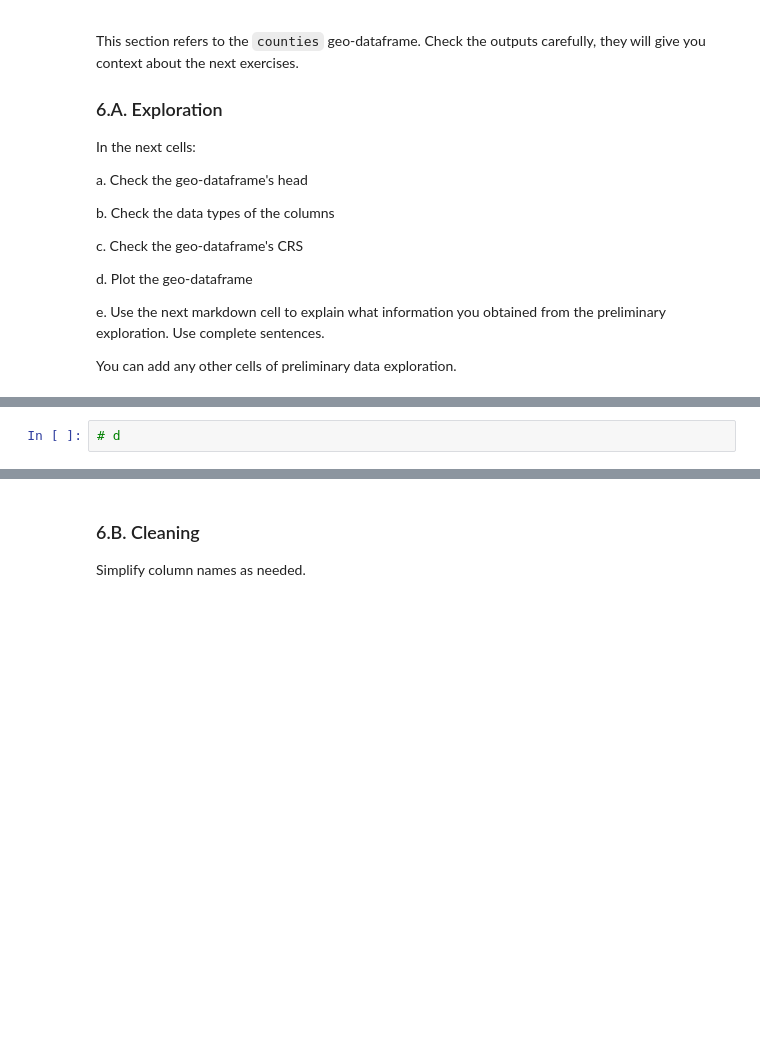
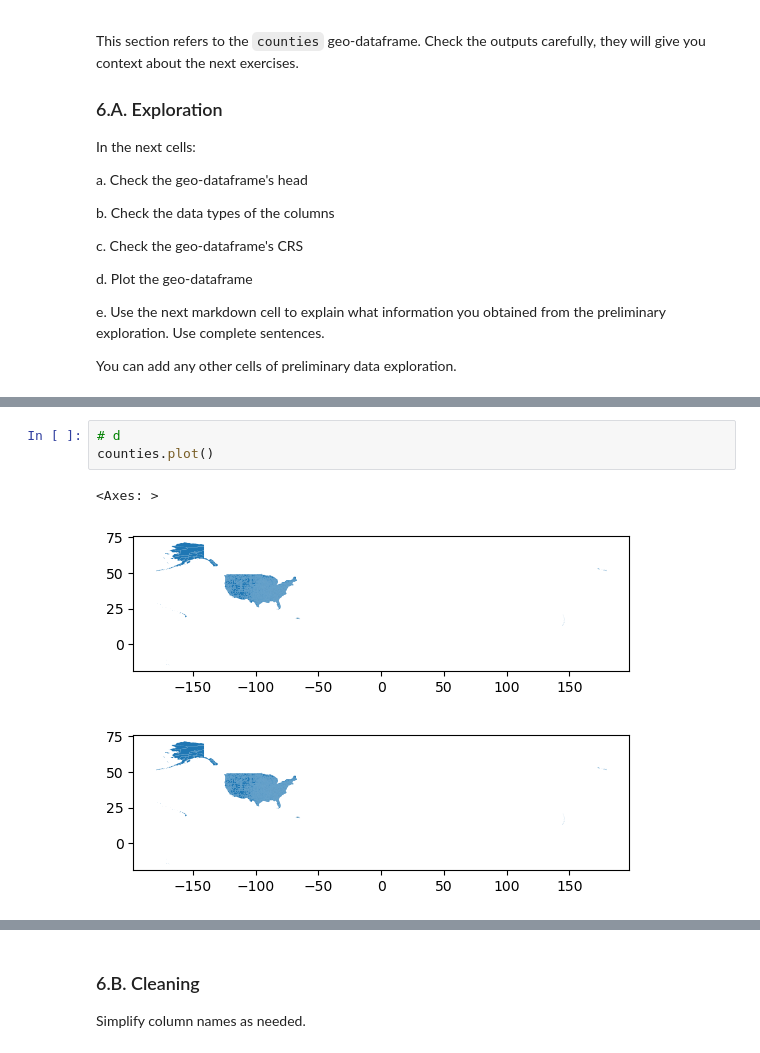
Before and after one commit to karolinasienko/eds220-hwk3, a Jupyter notebook: hwk3-task2-spills.ipynb, the cells around one changed output, grey strips where cells are left out. Drawn from its saved outputs; the diff is of its cells as text; blank space fills up the shorter version.

Commit message:
counties data exploration and cleaning, and selecting NY

```diff
--- a/hwk3-task2-spills.ipynb
+++ b/hwk3-task2-spills.ipynb
@@ -379,2 +402,7 @@ counties.head()
 # %%
 # d
+counties.plot()
+# %% [output]
+<Axes: >
+[figure, added]
+[figure, added]
```
Also changed, not shown: parts of 8 cells of this notebook.
